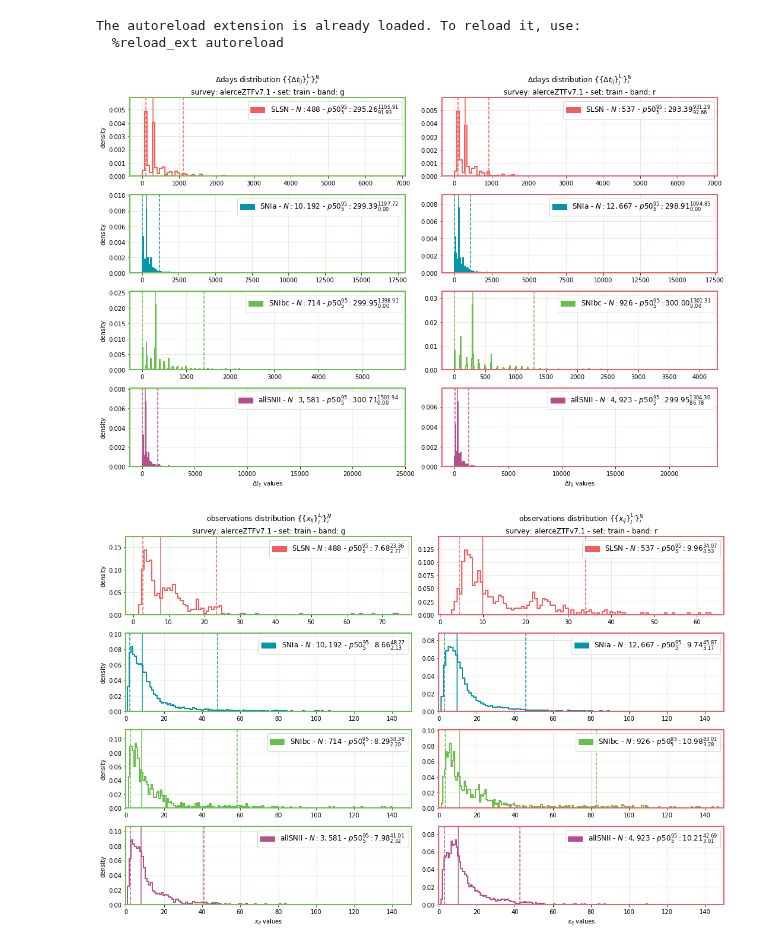
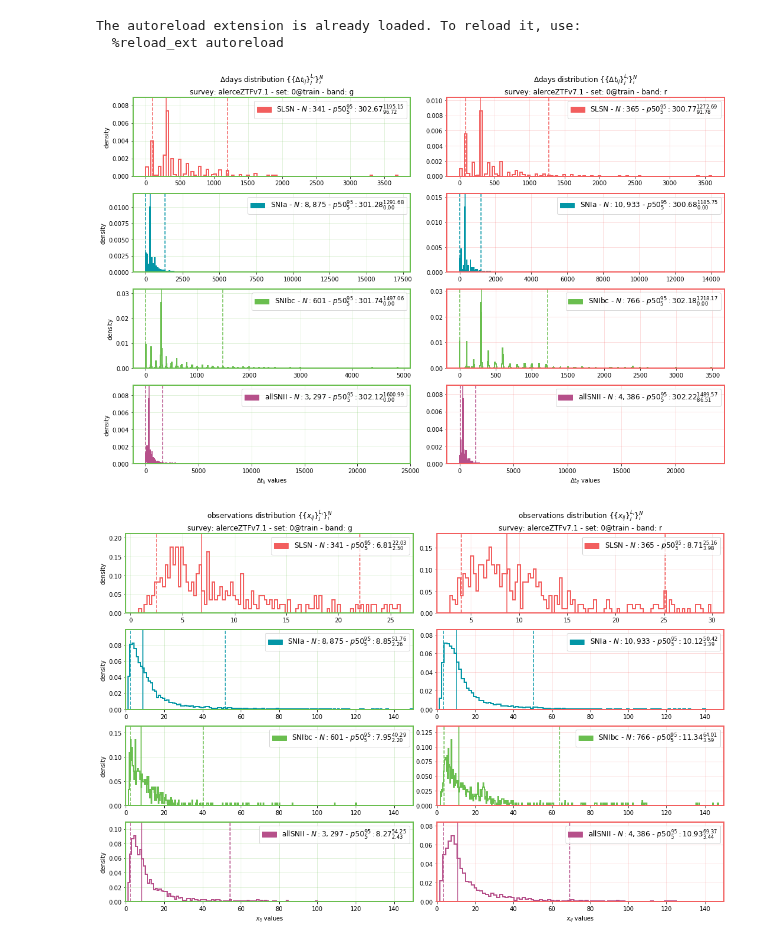
Before and after one commit to opimentel-github/astro-lightcurves-classifier, a Jupyter notebook: experiments/explore_dataloader.ipynb, the cells around one changed output. Saved outputs shown, nothing was run; the diff lists cells and outputs as text; code cells hidden in the pictures.

```diff
--- a/experiments/explore_dataloader.ipynb
+++ b/experiments/explore_dataloader.ipynb
@@ -35,20 +24,14 @@ filedirs after searching with filters: (../../surveys-save/)
 import numpy as np
 from flamingchoripan.files import load_pickle, save_pickle
 from flamingchoripan.files import get_dict_from_filedir
-from lchandler import C_ as C_
 
-def load_lcdataset(filename):
-    assert filename.split('.')[-1]==C_.EXT_SPLIT_LIGHTCURVE
-    return load_pickle(filename)
-
-filedir = '../../surveys-save/alerceZTFv7.1/survey=alerceZTFv7.1°bands=gr°mode=onlySNe°method=mcmc.splcds'
+method = 'spm-mcmc-estw'
+filedir = f'../../surveys-save/alerceZTFv7.1/survey=alerceZTFv7.1°bands=gr°mode=onlySNe°method={method}.splcds'
 
 filedict = get_dict_from_filedir(filedir)
 root_folder = filedict['*rootdir*']
 cfilename = filedict['*cfilename*']
 survey = filedict['survey']
-lcdataset = load_lcdataset(filedir)
-print(lcdataset['raw'].keys())
-print(lcdataset['raw'].get_random_lcobj(False).keys())
+lcdataset = load_pickle(filedir)
 print(lcdataset)
 # %% [output]
@@ -72,21 +55,17 @@ LCDataset:
 # %%
 %load_ext autoreload
 %autoreload 2
 %matplotlib inline
 from lchandler.plots.distrs import plot_values_distribution
 
-set_name = 'train'
-#set_name = 'synth_train'
+kf = 0
+set_name = f'{kf}@train'
 lcdataset[set_name].set_diff_parallel('days')
-lcdataset[set_name].set_log_parallel('obs')
-lcdataset[set_name].set_log_parallel('obse')
 plot_values_distribution(lcdataset, set_name, 'd_days')
 plot_values_distribution(lcdataset, set_name, 'obs')
 plot_values_distribution(lcdataset, set_name, 'obse')
-plot_values_distribution(lcdataset, set_name, 'log_obs')
-plot_values_distribution(lcdataset, set_name, 'log_obse')
 # %% [output]
 The autoreload extension is already loaded. To reload it, use:
   %reload_ext autoreload
-[figure, old version]
+[figure, new version]
-[figure, old version]
+[figure, new version]
```
Also changed, not shown: parts of 8 cells of this notebook, 29 other files.
